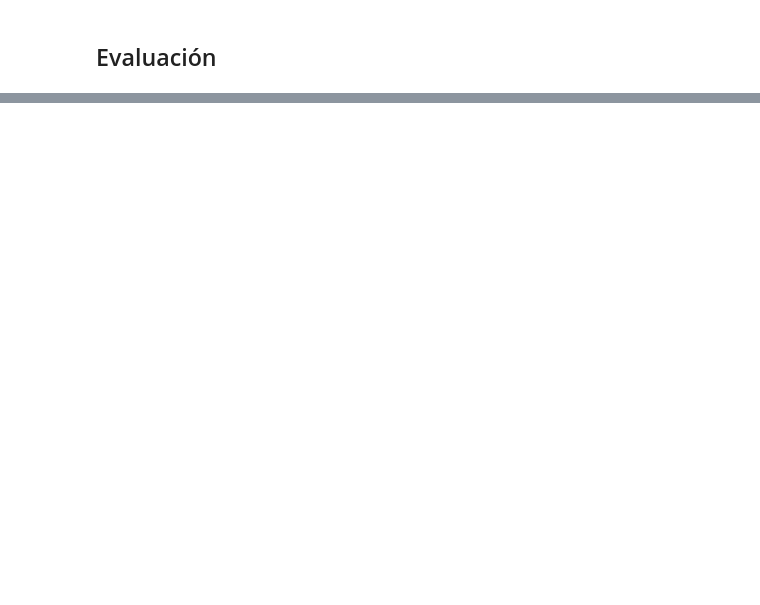
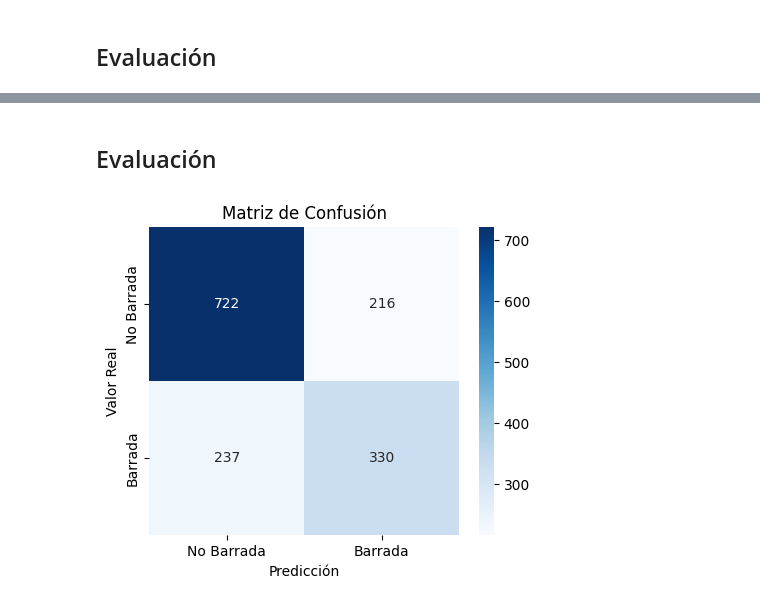
Before and after one commit to isaidoropeza/itesm-mna-barred-galaxies, a Jupyter notebook: notebooks/ModelosCNNAlternativos.ipynb, the cells around one changed output, grey strips where cells are left out. Drawn from its saved outputs; the diff is of its cells as text; code cells hidden in the pictures; blank space fills up the shorter version.

Commit message:
Add first iteration for AlexNet and MobileNet

```diff
--- a/notebooks/ModelosCNNAlternativos.ipynb
+++ b/notebooks/ModelosCNNAlternativos.ipynb
@@ -225,0 +316,6 @@ print(classification_report(y_test, y_pred, target_names=["No Barrada", "Barrada
+# %%
+from torchvision.models.alexnet import alexnet
+from torchvision.models import AlexNet_Weights
+
+weights = AlexNet_Weights.DEFAULT
+alexnet_model = alexnet(weights=weights)
@@ -225,0 +349,5 @@ print(classification_report(y_test, y_pred, target_names=["No Barrada", "Barrada
+# %%
+model = nn.Sequential(
+    alexnet_model,
+    nn.Linear(1000, 1)
+)
@@ -225,0 +358,4 @@ print(classification_report(y_test, y_pred, target_names=["No Barrada", "Barrada
+# %%
+loss_function = nn.BCEWithLogitsLoss()
+optimizer = Adam(model.parameters())
+model = model.to(device)
@@ -225,0 +406,22 @@ print(classification_report(y_test, y_pred, target_names=["No Barrada", "Barrada
+# %% [markdown]
+## Evaluación
+# %%
+y_test = []
+y_pred = []
+
+for x, y in test_loader:
+    y_test += [int(y[i]) for i in range(len(y))]
+
+    output = model(x)
+    predictions = torch.gt(output, torch.tensor([0]).to(device))
+    y_pred += [int(predictions[i]) for i in range(len(y))]
+# %%
+cm = confusion_matrix(y_test, y_pred)
+plt.figure(figsize=(5, 4))
+sns.heatmap(cm, annot=True, fmt="d", cmap="Blues", xticklabels=["No Barrada", "Barrada"], yticklabels=["No Barrada", "Barrada"])
+plt.title("Matriz de Confusión")
+plt.xlabel("Predicción")
+plt.ylabel("Valor Real")
+plt.show()
+# %% [output]
+[figure, added]
```
Also changed, not shown: parts of 42 cells of this notebook.
